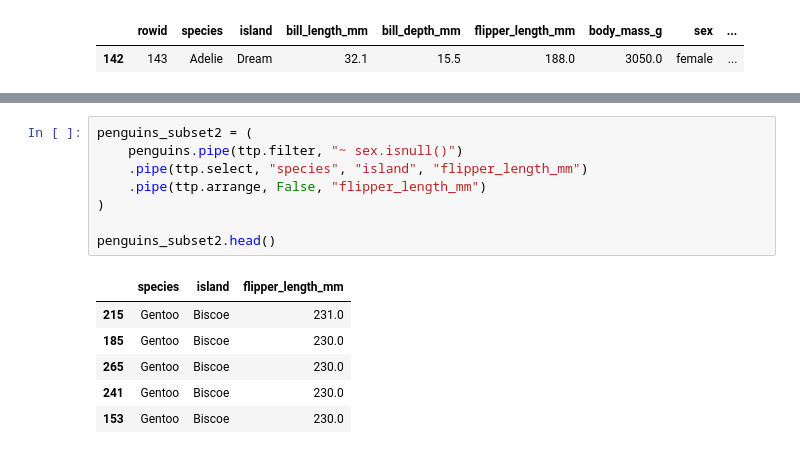
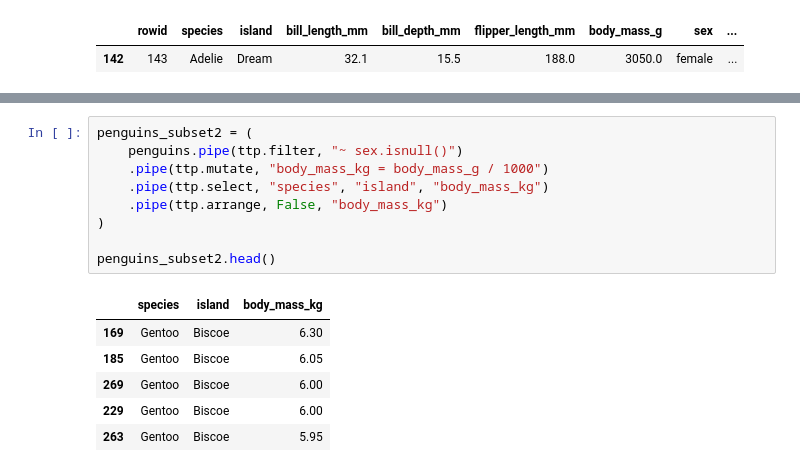
Before and after one commit to UBC-MDS/TidyverseToPandas, a Jupyter notebook: docs/tutorial.ipynb, the cells around one changed output, grey strips where cells are left out. Drawn from its saved outputs; the diff is of its cells as text.

```diff
--- a/docs/tutorial.ipynb
+++ b/docs/tutorial.ipynb
@@ -217,15 +217,16 @@ Here is how to do all the things we did above in one code block using `pipe`.
 # %%
 penguins_subset2 = (
     penguins.pipe(ttp.filter, "~ sex.isnull()")
-    .pipe(ttp.select, "species", "island", "flipper_length_mm")
-    .pipe(ttp.arrange, False, "flipper_length_mm")
+    .pipe(ttp.mutate, "body_mass_kg = body_mass_g / 1000")
+    .pipe(ttp.select, "species", "island", "body_mass_kg")
+    .pipe(ttp.arrange, False, "body_mass_kg")
 )
 
 penguins_subset2.head()
 # %% [output]
-|  | species | island | flipper_length_mm |
-| 215 | Gentoo | Biscoe | 231.0 |
-| 185 | Gentoo | Biscoe | 230.0 |
-| 265 | Gentoo | Biscoe | 230.0 |
-| 241 | Gentoo | Biscoe | 230.0 |
-| 153 | Gentoo | Biscoe | 230.0 |
+|  | species | island | body_mass_kg |
+| 169 | Gentoo | Biscoe | 6.30 |
+| 185 | Gentoo | Biscoe | 6.05 |
+| 269 | Gentoo | Biscoe | 6.00 |
+| 229 | Gentoo | Biscoe | 6.00 |
+| 263 | Gentoo | Biscoe | 5.95 |
```
Also changed, not shown: parts of 3 cells of this notebook.
